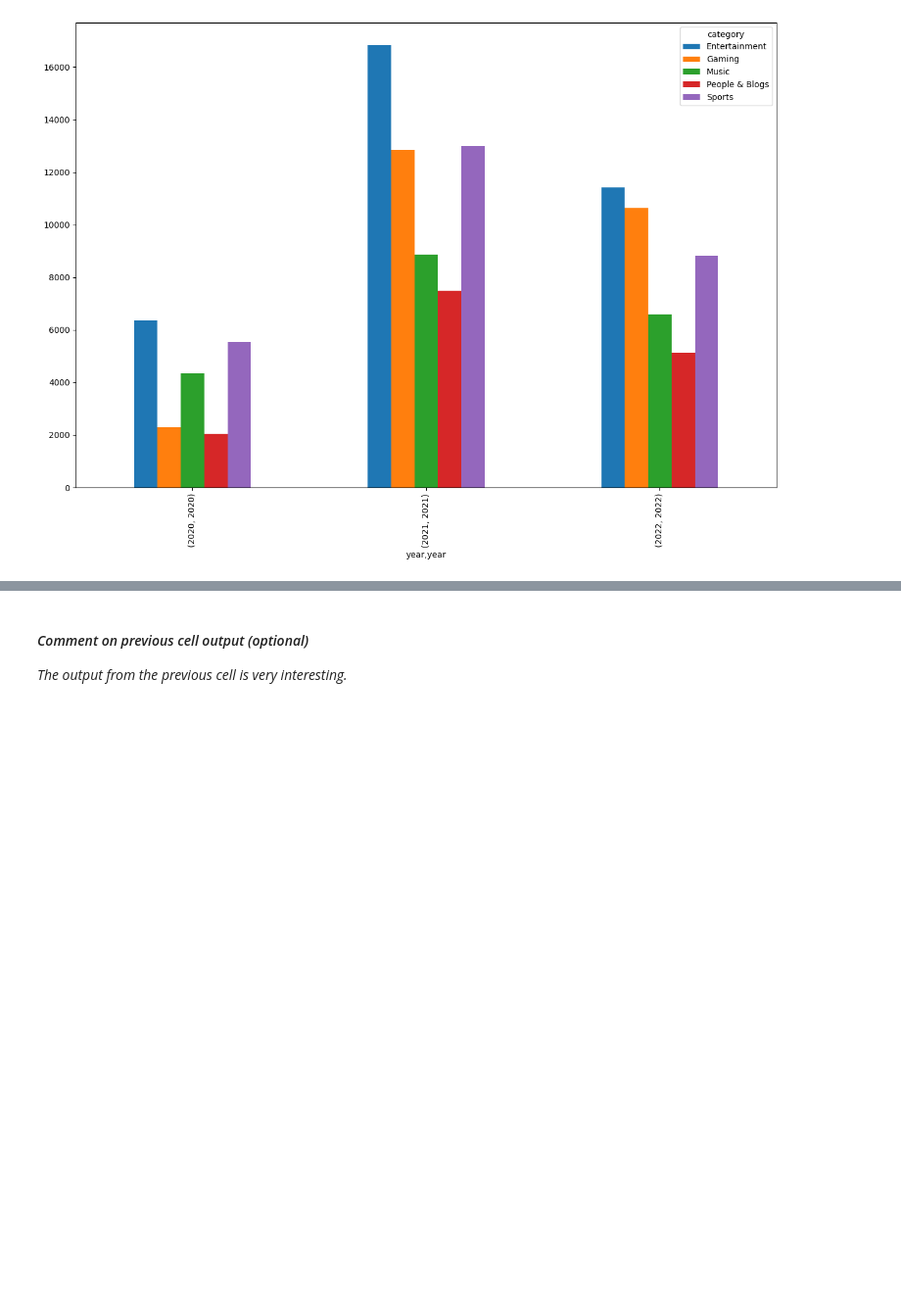
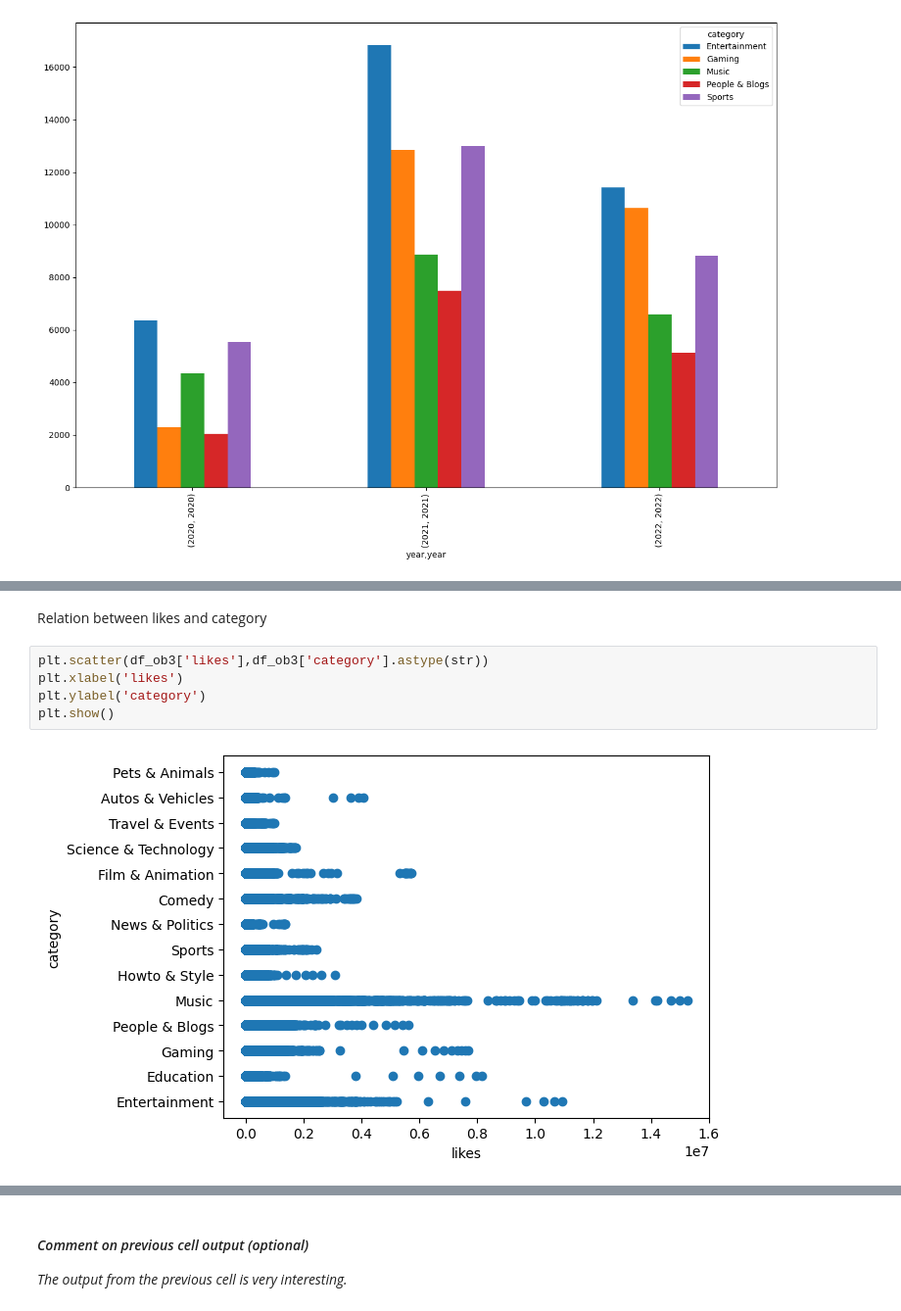
Before and after one commit to assh/DataScienceCoursework3, a Jupyter notebook: A3_Data_Analysis_Project.ipynb, the cells around one changed output, grey strips where cells are left out. Shown: that part at 98% size. Cells and saved outputs as stored; diff of their text form; blank space fills up the shorter version.

```diff
--- a/A3_Data_Analysis_Project.ipynb
+++ b/A3_Data_Analysis_Project.ipynb
@@ -380,0 +425,9 @@ df.groupby(['year','category']).size().groupby(level=0).nlargest(5).unstack().pl
+# %% [markdown]
+Relation between likes and category
+# %%
+plt.scatter(df_ob3['likes'],df_ob3['category'].astype(str))
+plt.xlabel('likes')
+plt.ylabel('category')
+plt.show()
+# %% [output]
+[figure, added]
```
Also changed, not shown: parts of 37 cells of this notebook.
